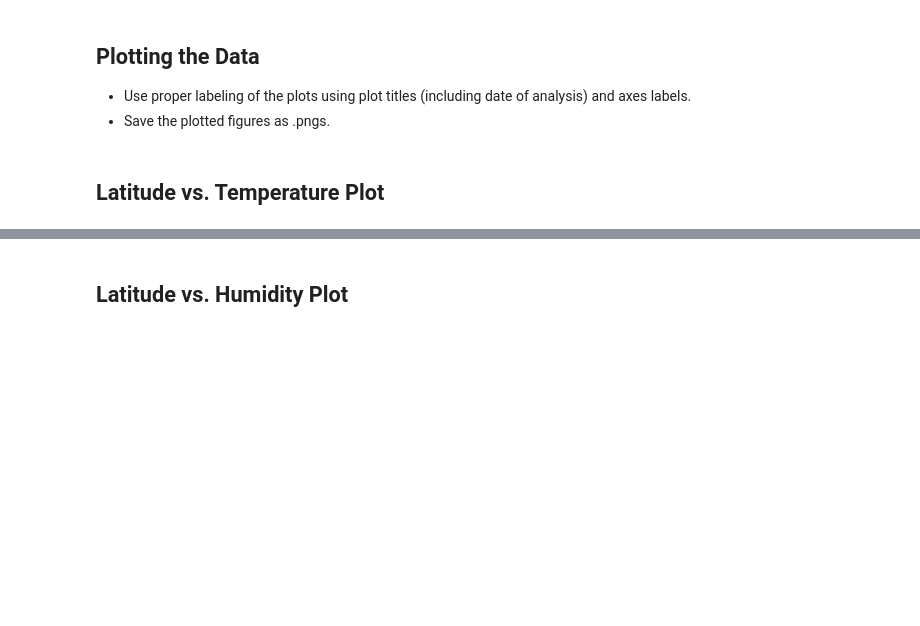
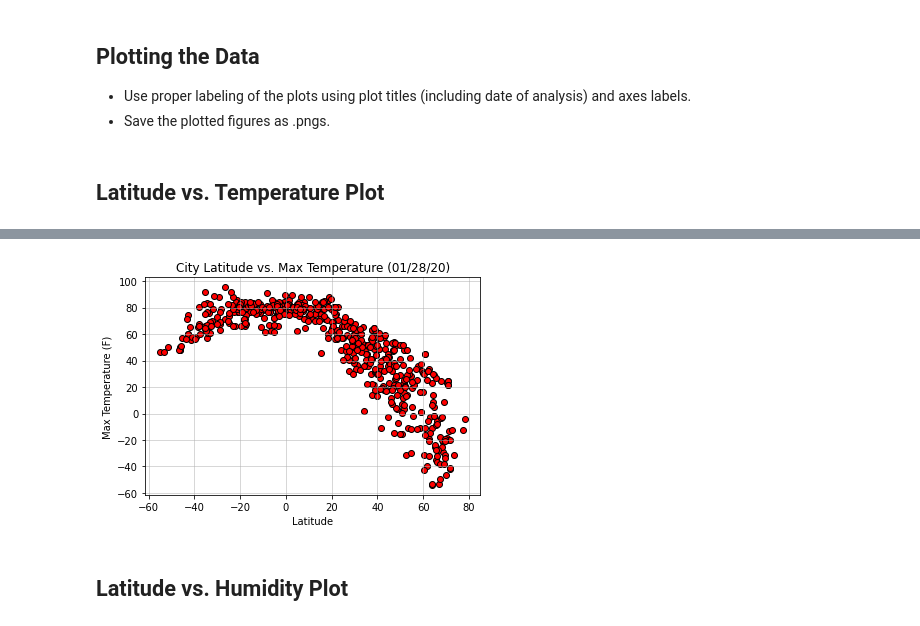
Before and after one commit to aolea13/python_api_challenge, a Jupyter notebook: WeatherPy/Homework_06-Python-APIs_starter_code_WeatherPy.ipynb, the cells around one changed output, grey strips where cells are left out. Drawn from its saved outputs; the diff is of its cells as text; code cells hidden in the pictures; blank space fills up the shorter version.

Commit message:
:construction: Up to Lat v Wind Speed Plot

```diff
--- a/WeatherPy/Homework_06-Python-APIs_starter_code_WeatherPy.ipynb
+++ b/WeatherPy/Homework_06-Python-APIs_starter_code_WeatherPy.ipynb
@@ -137,0 +131,20 @@ Data Retrieval Complete
+# %%
+#build dataframe
+weather_df = pd.DataFrame({
+    'City' : city_name,
+    'Lat' : lat,
+    'Lng' : lng,
+    'Max Temp' : max_temp,
+    'Humidity': humidity,
+    'Cloudiness' : cloudiness,
+    'Wind Speed' : wind_speed,
+    'Country' : country,
+    'Date': date,
+
+})
+
+#export to csv
+weather_df.to_csv('output_data/cities.csv', index = False)
+
+#display dataframe
+weather_df
@@ -176,2 +190,22 @@ Int64Index([], dtype='int64')
+# %%
+#create scater plot
+plt.scatter(weather_df['Lat'], weather_df['Max Temp'], facecolor = 'red', edgecolor = 'black')
+
+#title
+plt.title('City Latitude vs. Max Temperature (01/28/20)')
+
+#x axis label
+plt.xlabel('Latitude')
+
+#y axis label
+plt.ylabel('Max Temperature (F)')
+
+#set gid
+plt.grid(linestyle = '-', linewidth = 1, alpha = 0.5)
+
+#export as png
+plt.savefig('output_data/city__latitude_vs_max_temperature.png')
+# %% [output]
+[figure, added]
 # %% [markdown]
 ## Latitude vs. Humidity Plot
```
Also changed, not shown: parts of 17 cells of this notebook, 5 other files.
